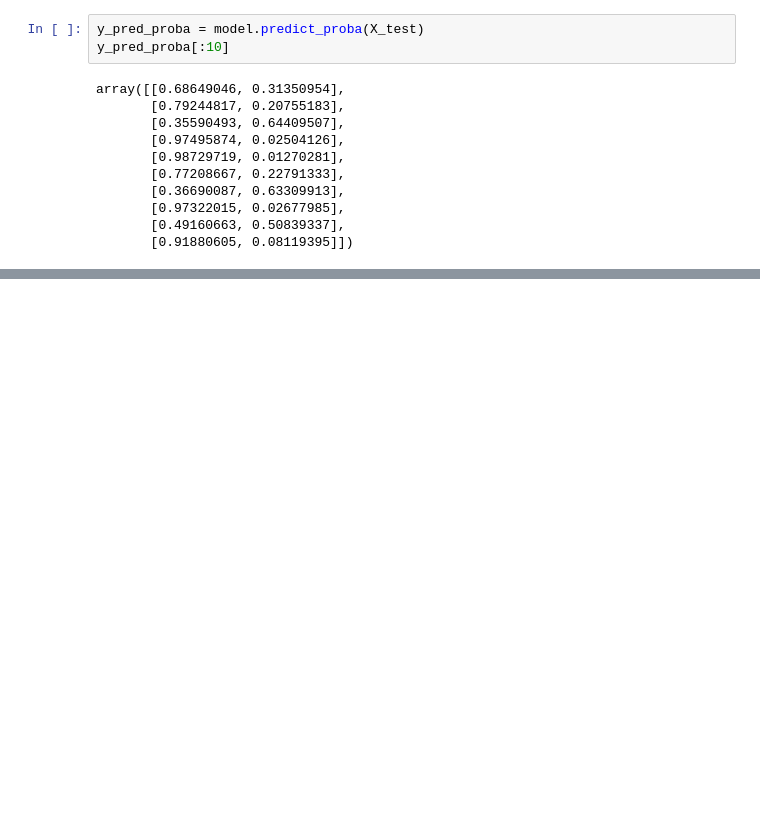
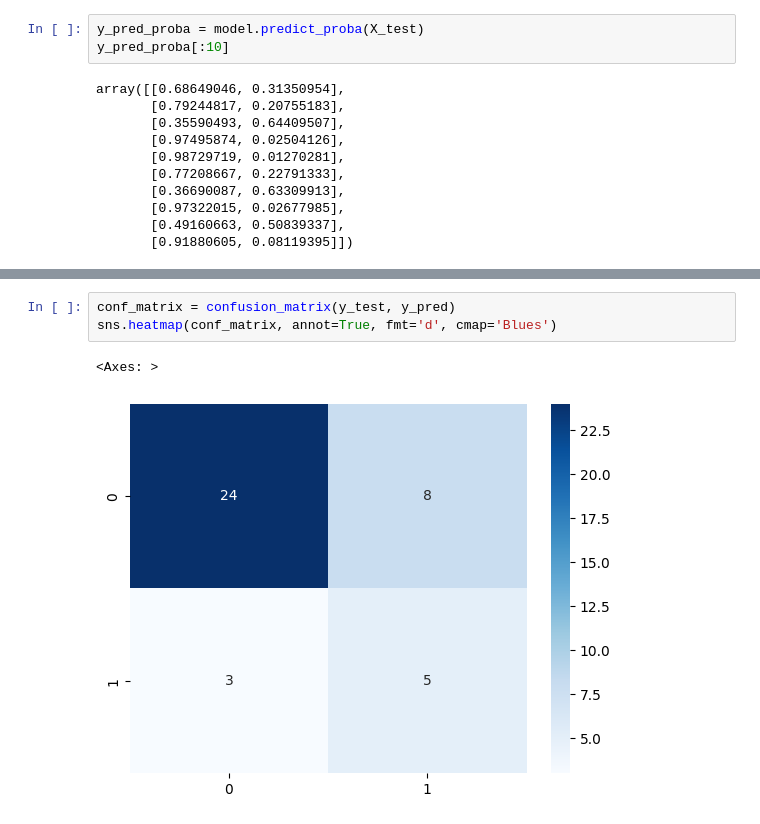
Before and after one commit to su-0522/MachineLearning, a Jupyter notebook: Chapter1/logistic_regression.ipynb, the cells around one changed output, grey strips where cells are left out. Saved outputs shown, nothing was run; the diff lists cells and outputs as text; blank space fills up the shorter version.

```diff
--- a/Chapter1/logistic_regression.ipynb
+++ b/Chapter1/logistic_regression.ipynb
@@ -98,0 +109,6 @@ Log Loss:  0.4662825399951257
+# %%
+conf_matrix = confusion_matrix(y_test, y_pred)
+sns.heatmap(conf_matrix, annot=True, fmt='d', cmap='Blues')
+# %% [output]
+<Axes: >
+[figure, added]
```
Also changed, not shown: parts of 2 cells of this notebook, 4 other files.
